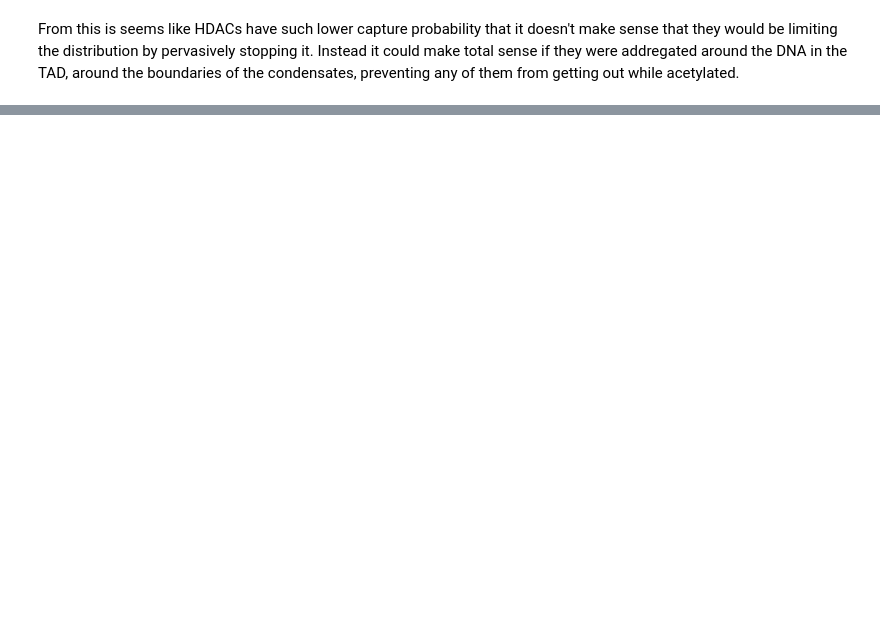
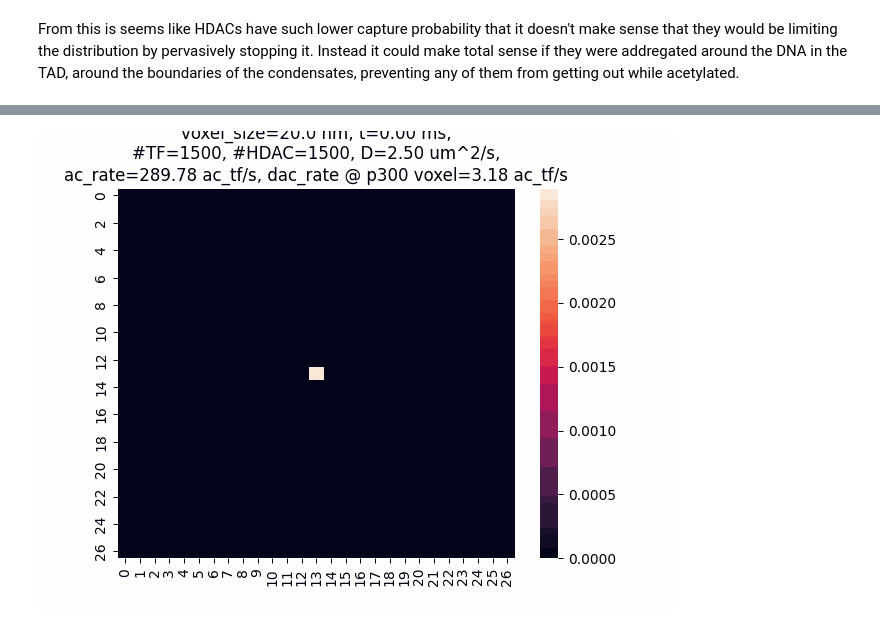
Before and after one commit to ishan-gaur/ep-modeling, a Jupyter notebook: diffusion.ipynb, the cells around one changed output, grey strips where cells are left out. Cells and saved outputs as stored; diff of their text form; code cells hidden in the pictures; blank space fills up the shorter version.

```diff
--- a/diffusion.ipynb
+++ b/diffusion.ipynb
@@ -214,0 +241,17 @@ plt.title(f"voxel_size={voxel_len / nm} nm, t={time/ms:0.2f} ms, #TF={tf_num_nuc
+# %%
+now = datetime.now()
+dt_string = now.strftime("%Y_%m_%d__%H_%M_%S")
+gif_file = f'diffusion_{dt_string}.gif'
+with imageio.get_writer(gif_file, mode='I') as writer:
+    for filename in filenames:
+        image = imageio.imread(filename)
+        writer.append_data(image)
+
+for filename in set(filenames):
+    os.remove(filename)
+# %%
+from IPython.display import Image
+with open(gif_file,'rb') as f:
+    display(Image(data=f.read(), format='png'))
+# %% [output]
+[figure, added]
```
Also changed, not shown: parts of 24 cells of this notebook.
